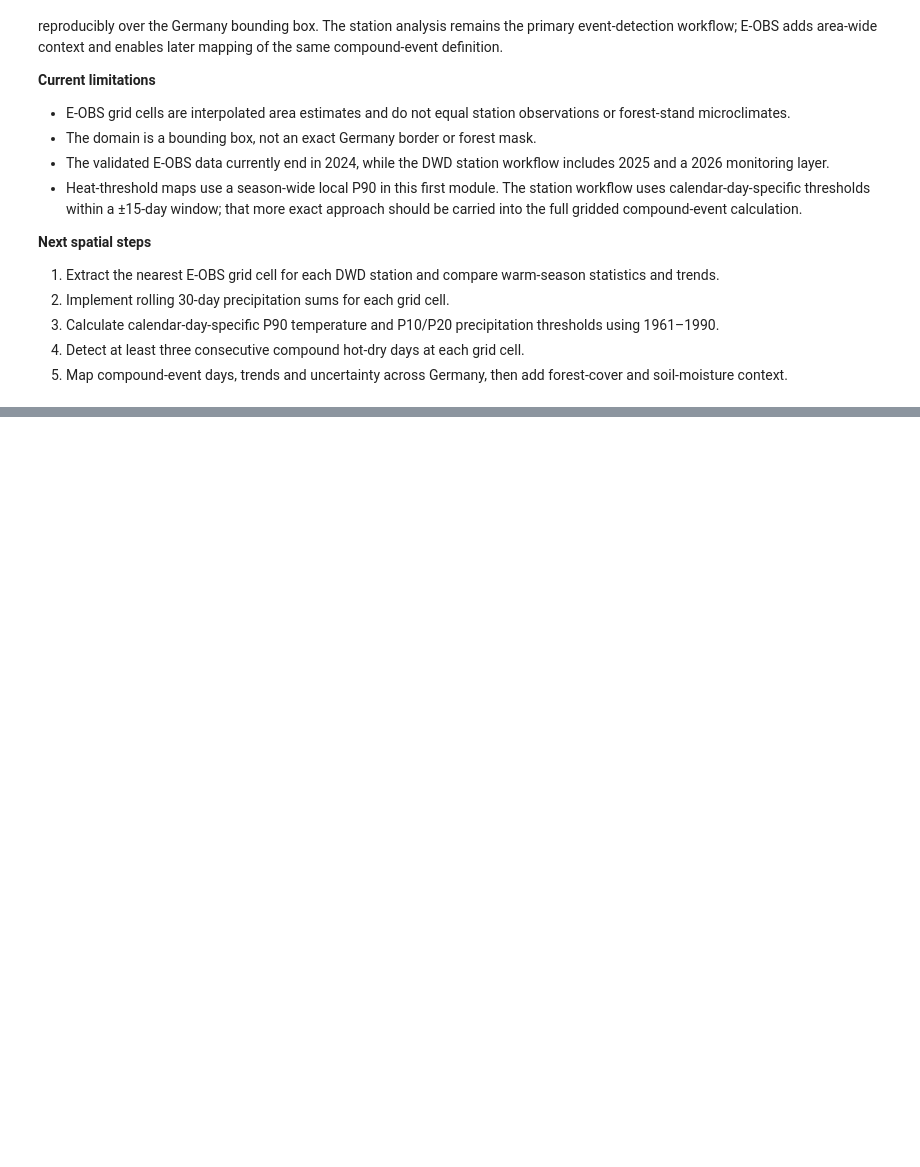
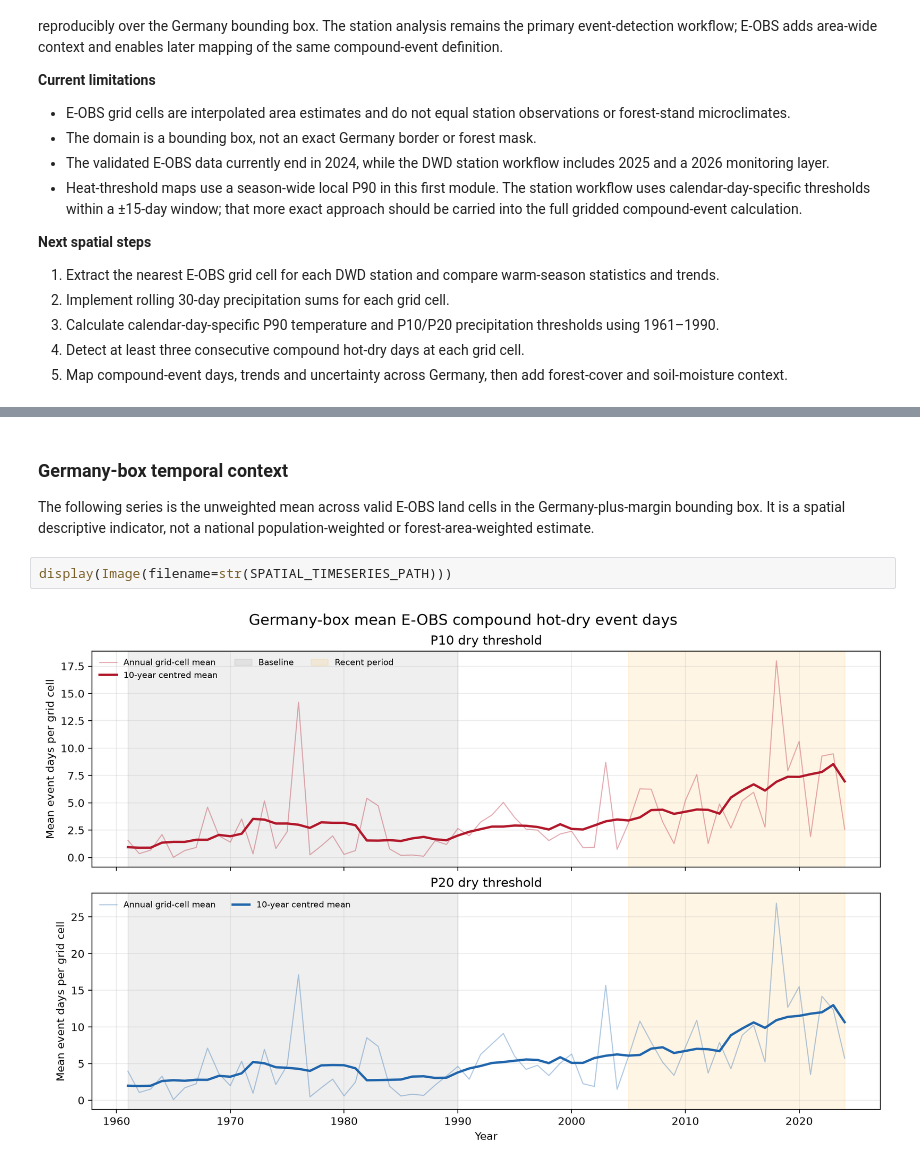
Before and after one commit to abraxasaurum/compound-hot-dry-events-germany, a Jupyter notebook: notebooks/02_eobs_spatial_compound_hot_dry.ipynb, the cells around one changed output, grey strips where cells are left out. Saved outputs shown, nothing was run; the diff lists cells and outputs as text; blank space fills up the shorter version.

```diff
--- a/notebooks/02_eobs_spatial_compound_hot_dry.ipynb
+++ b/notebooks/02_eobs_spatial_compound_hot_dry.ipynb
@@ -332,0 +407,10 @@ This initial spatial module is deliberately descriptive. It establishes that the
+# %% [markdown]
+### Germany-box temporal context
+
+The following series is the unweighted mean across valid E-OBS land cells in
+the Germany-plus-margin bounding box. It is a spatial descriptive indicator,
+not a national population-weighted or forest-area-weighted estimate.
+# %%
+display(Image(filename=str(SPATIAL_TIMESERIES_PATH)))
+# %% [output]
+[figure, added]
```
Also changed, not shown: parts of 6 cells of this notebook, 2 other files.
